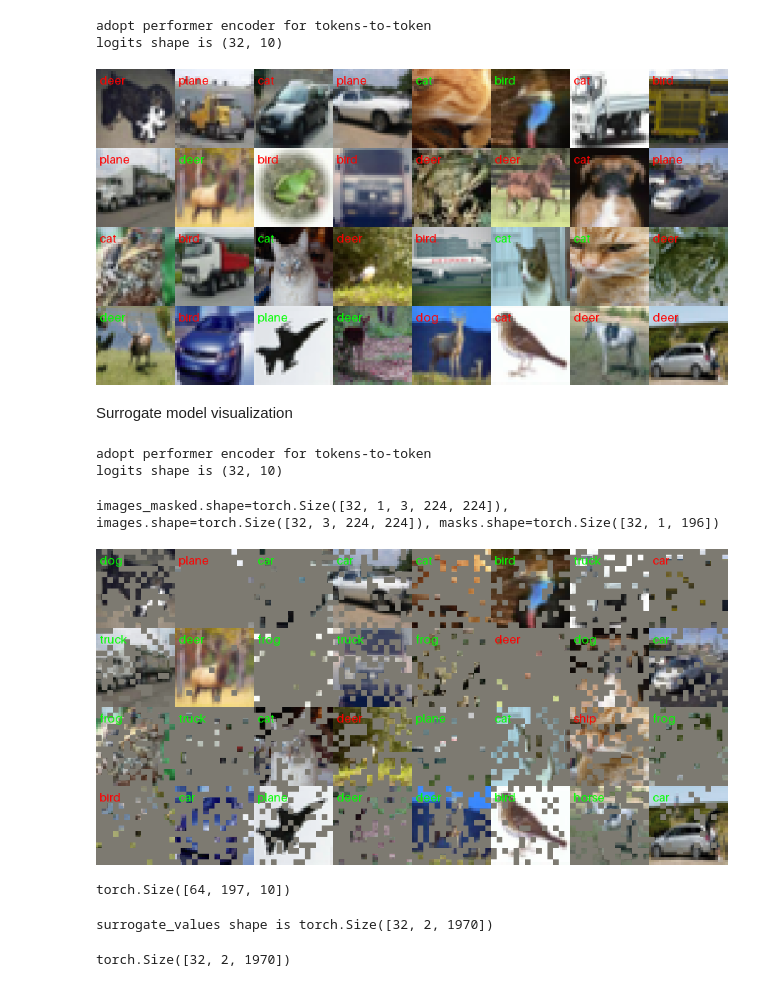
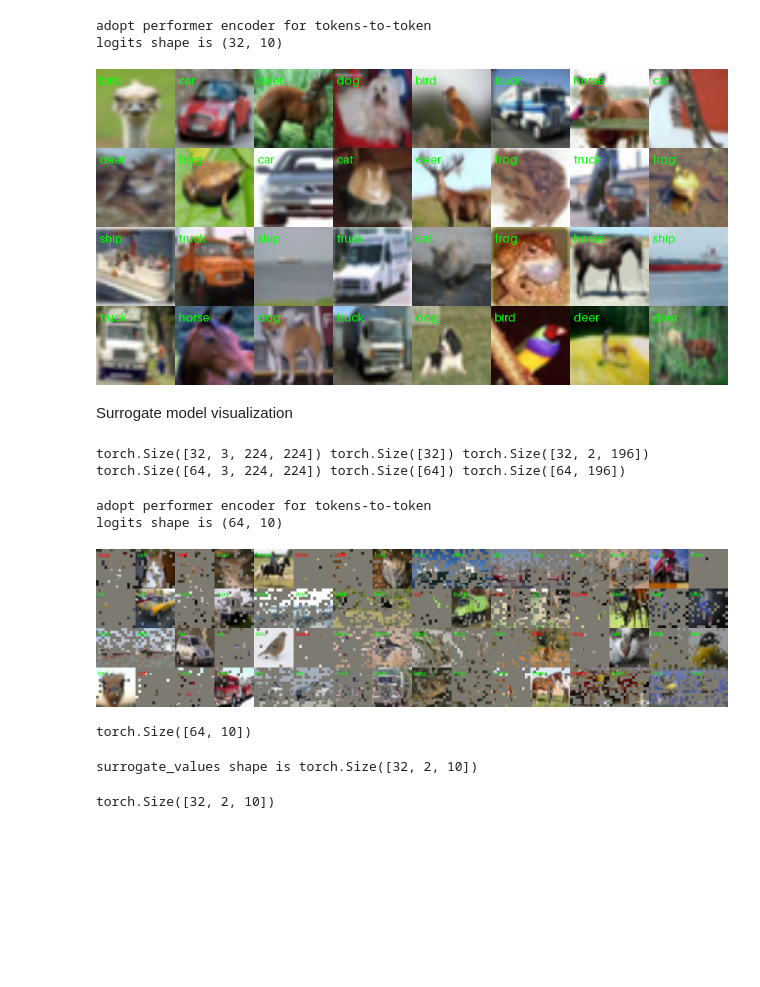
Before and after one commit to jacek-tomasz-rutkowski/magisterka, a Jupyter notebook: T2T_ViT/visualize_surrogate.ipynb, the cells around one changed output. Saved outputs shown, nothing was run; the diff lists cells and outputs as text; code cells hidden in the pictures; blank space fills up the shorter version.

Commit message:
Simplify masks (always include num_masks_per_image dimension in dataset, always flatten it after apply_masks). Simplify surrogate.py

```diff
--- a/T2T_ViT/visualize_surrogate.ipynb
+++ b/T2T_ViT/visualize_surrogate.ipynb
@@ -30,12 +34,12 @@ CIFAR_10_Dataset.to_image_grid(images, labels, scale=1/2)
 <font size="12">Target model visualization</font>
 # %%
 target_model = t2t_vit_14(num_classes=10)
-checkpoint = torch.load(PROJECT_ROOT / 'checkpoint_cifar10_T2t_vit_14' / 'ckpt_0.01_0.0005_97.23.pth')
+checkpoint = torch.load(PROJECT_ROOT / 'checkpoint_cifar10_T2t_vit_14' / 'ckpt_0.01_0.0005_97.23.pth', map_location='cuda')
 checkpoint = {k.removeprefix('module.'): v for k, v in checkpoint.items()}
 target_model.load_state_dict(checkpoint, strict=True)
+target_model.eval()
 
 # Predict with the model.
-target_model.eval()
 logits = target_model(images)
 print(f'logits shape is {tuple(logits.shape)}')
 preds = torch.argmax(logits, dim=1)
@@ -46,4 +50,4 @@ logits shape is (32, 10)
 colors = [(0, 255, 0) if l == p else (255, 0, 0) for l, p in zip(labels, preds)]
 CIFAR_10_Dataset.to_image_grid(images, preds, colors, scale=1/2)
 # %% [output]
-[figure, old version]
+[figure, new version]
@@ -50,13 +70,25 @@ CIFAR_10_Dataset.to_image_grid(images, preds, colors, scale=1/2)
 # %% [markdown]
 <font size="12">Surrogate model visualization</font>
+# %%
+n_masks_per_image = 2
+datamodule = CIFAR_10_Datamodule(num_players=196, num_mask_samples=n_masks_per_image, paired_mask_samples=True)
+datamodule.setup()
+data = next(iter(datamodule.train_dataloader()))
+
+images = data['images']
+labels = data['labels']
+masks = data['masks']
+# %%
+print(images.shape, labels.shape, masks.shape)
+images_masked, labels_masked, masks_masked = apply_masks_to_batch(images, labels, masks)
+print(images_masked.shape, labels_masked.shape, masks_masked.shape)
+# %% [output]
+torch.Size([32, 3, 224, 224]) torch.Size([32]) torch.Size([32, 2, 196])
+torch.Size([64, 3, 224, 224]) torch.Size([64]) torch.Size([64, 196])
 # %%
 surrogate = Surrogate.load_from_checkpoint(PROJECT_ROOT / "vit_shapley/modules/checkpoints_surrogate/lightning_logs/version_0/checkpoints/epoch=49-step=70350.ckpt",
-                                        output_dim=10,
-                                        target_model=target_model,
-                                        learning_rate=1e-5,
-                                        weight_decay=0.0,
-                                        decay_power='cosine',
-                                        warmup_steps=2)
+                                           map_location="cuda",
+                                           target_model=target_model)
 
 surrogate.eval()
 logits = surrogate(images=images.cuda(), masks=masks.cuda())
@@ -64,26 +96,18 @@ print(f'logits shape is {tuple(logits.shape)}')
 preds = torch.argmax(logits, dim=1)
 # %% [output]
 adopt performer encoder for tokens-to-token
-logits shape is (32, 10)
+logits shape is (64, 10)
 # %%
-images_masked = apply_masks(images, masks)
-print(f"{images_masked.shape=}, {images.shape=}, {masks.shape=}")
-
-# Reshape to (-1, C, H, W) in case there is a dimension for n_masks_per_image.
-images_masked = images_masked.view((-1,) + images_masked.shape[-3:])
-n_masks_per_image = images_masked.shape[0] // images.shape[0]
-
-colors = [(0, 255, 0) if l == p else (255, 0, 0) for l, p in zip(labels, preds)]
+colors = [(0, 255, 0) if l == p else (255, 0, 0) for l, p in zip(labels_masked, preds)]
 CIFAR_10_Dataset.to_image_grid(images_masked, preds, colors, scale=1/2, n_columns=n_masks_per_image * 8)
 # %% [output]
-images_masked.shape=torch.Size([32, 1, 3, 224, 224]), images.shape=torch.Size([32, 3, 224, 224]), masks.shape=torch.Size([32, 1, 196])
-[figure, old version]
+[figure, new version]
 # %%
 images = torch.zeros(64, 3, 224, 224).cuda()
 masks = torch.zeros(64, 1, 196).cuda()
 surrogate(images, masks).shape
 # %% [output]
-torch.Size([64, 197, 10])
+torch.Size([64, 10])
 # %%
 images = torch.zeros(32, 3, 224, 224).cuda()
 multiple_masks = torch.zeros(32, 2, 196).cuda()
@@ -119,5 +143,5 @@ def surrogate_multiple_masks(images, multiple_masks=None):
 
 surrogate_multiple_masks(images, multiple_masks).shape
 # %% [output]
-surrogate_values shape is torch.Size([32, 2, 1970])
+surrogate_values shape is torch.Size([32, 2, 10])
-torch.Size([32, 2, 1970])
+torch.Size([32, 2, 10])
```
Also changed, not shown: parts of 3 cells of this notebook, 6 other files.
